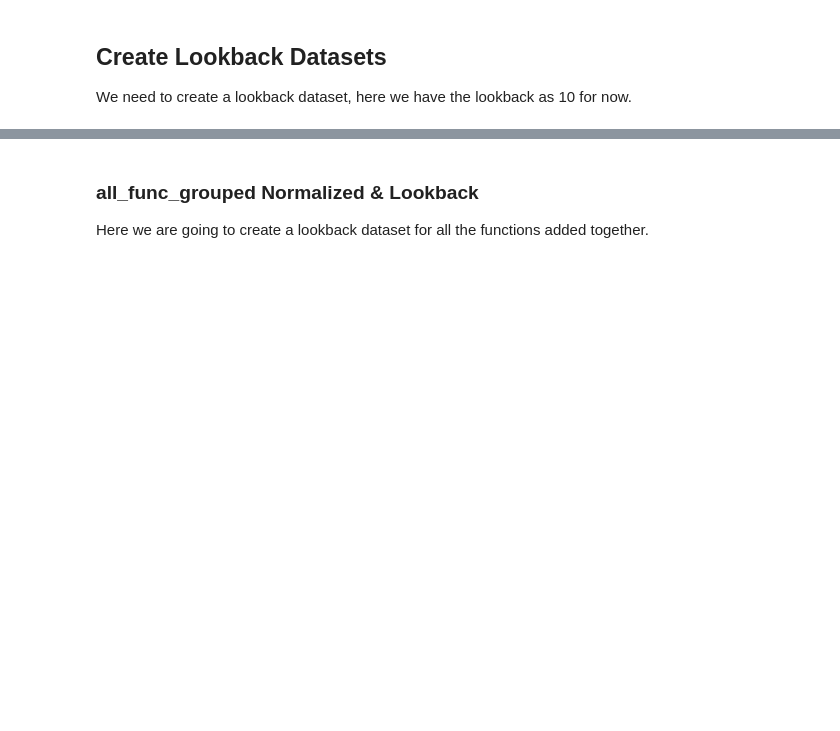
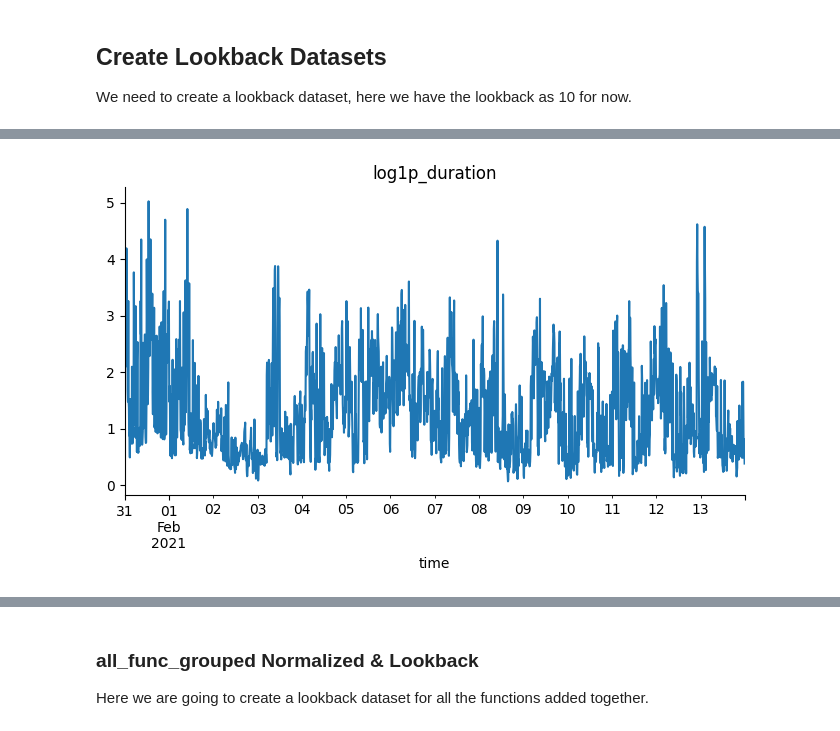
Before and after one commit to sweldensj2/coms6698_f24_final_project, a Jupyter notebook: coms6998_final_project.ipynb, the cells around one changed output, grey strips where cells are left out. Cells and saved outputs as stored; diff of their text form; code cells hidden in the pictures; blank space fills up the shorter version.

```diff
--- a/coms6998_final_project.ipynb
+++ b/coms6998_final_project.ipynb
@@ -85,13 +123,14 @@ with the duration as the only feature space.
 # %%
 # Set 'time' as the index
 
-duration_df = df[['duration']]
+duration_df = df[['duration', 'time']]
+duration_df.set_index('time', inplace=True)
 
-# # Resample to equally spaced time bins (e.g., 10 minutes)
+# Resample to equally spaced time bins (e.g., 10 minutes)
 resampled_df = duration_df.resample('10T').mean()  # '10T' = 10-minute bins
 
 
-# # Handle missing bins (optional)
+# Handle missing bins (optional)
 resampled_df['duration'] = resampled_df['duration'].fillna(0)  # Fill with 0
 resampled_df.info()
 resampled_df
@@ -165,0 +255,11 @@ lookback = 20
+# %%
+# First we normalize the data
+resampled_df['log1p_duration'] = np.log1p(resampled_df['duration'])
+
+# Now we create the resampled_df_X and resampled_df_y
+resampled_df_X, resampled_df_y = create_dataset(resampled_df['log1p_duration'], lookback)
+
+# Display relevant information
+print("resampled_df_X", np.shape(resampled_df_X))
+print("resampled_df_y", np.shape(resampled_df_y))
+resampled_df.head()
@@ -165,0 +276,6 @@ lookback = 20
+# %%
+from matplotlib import pyplot as plt
+resampled_df['log1p_duration'].plot(kind='line', figsize=(8, 4), title='log1p_duration')
+plt.gca().spines[['top', 'right']].set_visible(False)
+# %% [output]
+[figure, added]
```
Also changed, not shown: parts of 28 cells of this notebook.
